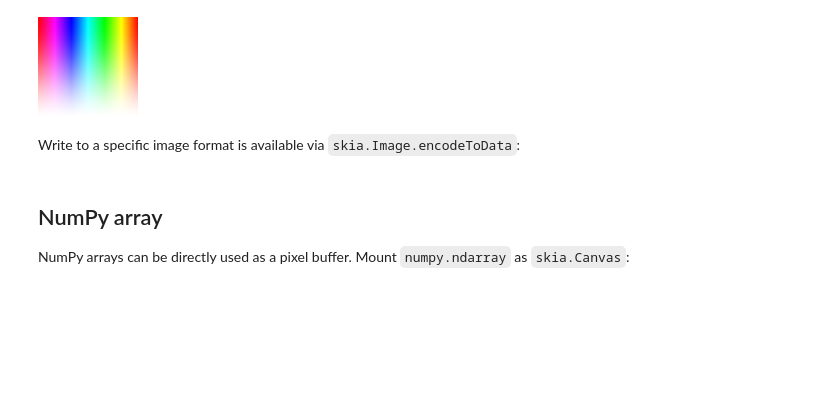
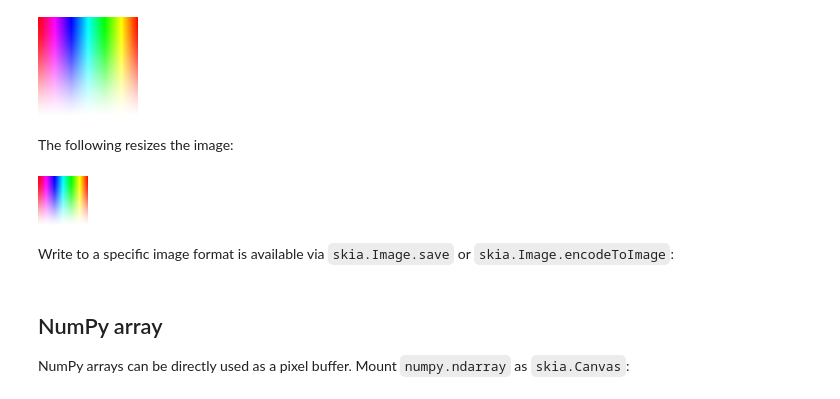
Before and after one commit to kyamagu/skia-python, a Jupyter notebook: notebooks/Python-Image-IO.ipynb, the cells around one changed output. Saved outputs shown, nothing was run; the diff lists cells and outputs as text; code cells hidden in the pictures; blank space fills up the shorter version.

```diff
--- a/notebooks/Python-Image-IO.ipynb
+++ b/notebooks/Python-Image-IO.ipynb
@@ -36,5 +35,13 @@ image = surface.makeImageSnapshot()
 image
 # %% [output]
 [figure]
+# %% [markdown]
+The following resizes the image:
+# %%
+small_image = image.resize(50, 50)
+
+display(small_image)
+# %% [output]
+[figure, added]
 # %% [markdown]
-Write to a specific image format is available via `skia.Image.encodeToData`:
+Write to a specific image format is available via `skia.Image.save` or `skia.Image.encodeToImage`:
```
Also changed, not shown: parts of 6 cells of this notebook, 2 other files.
